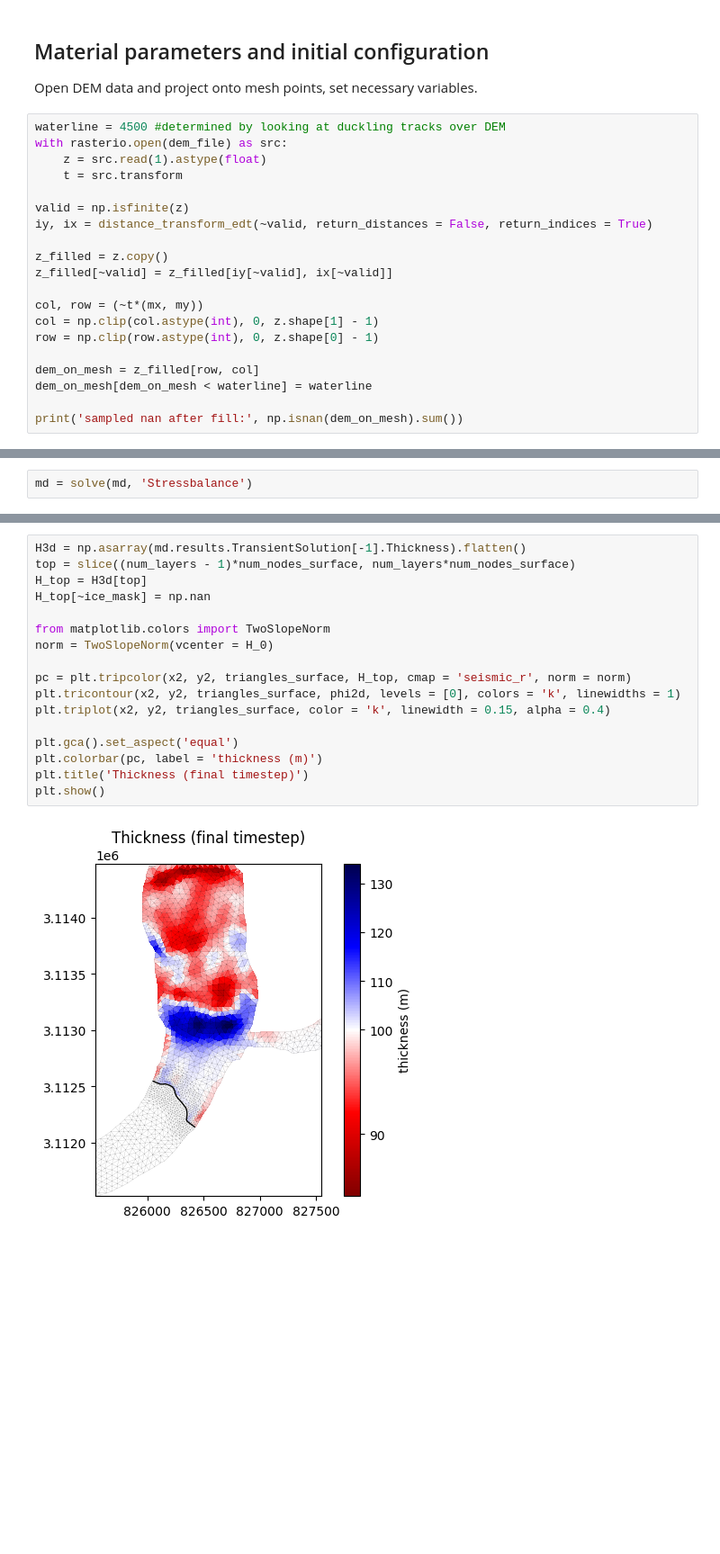
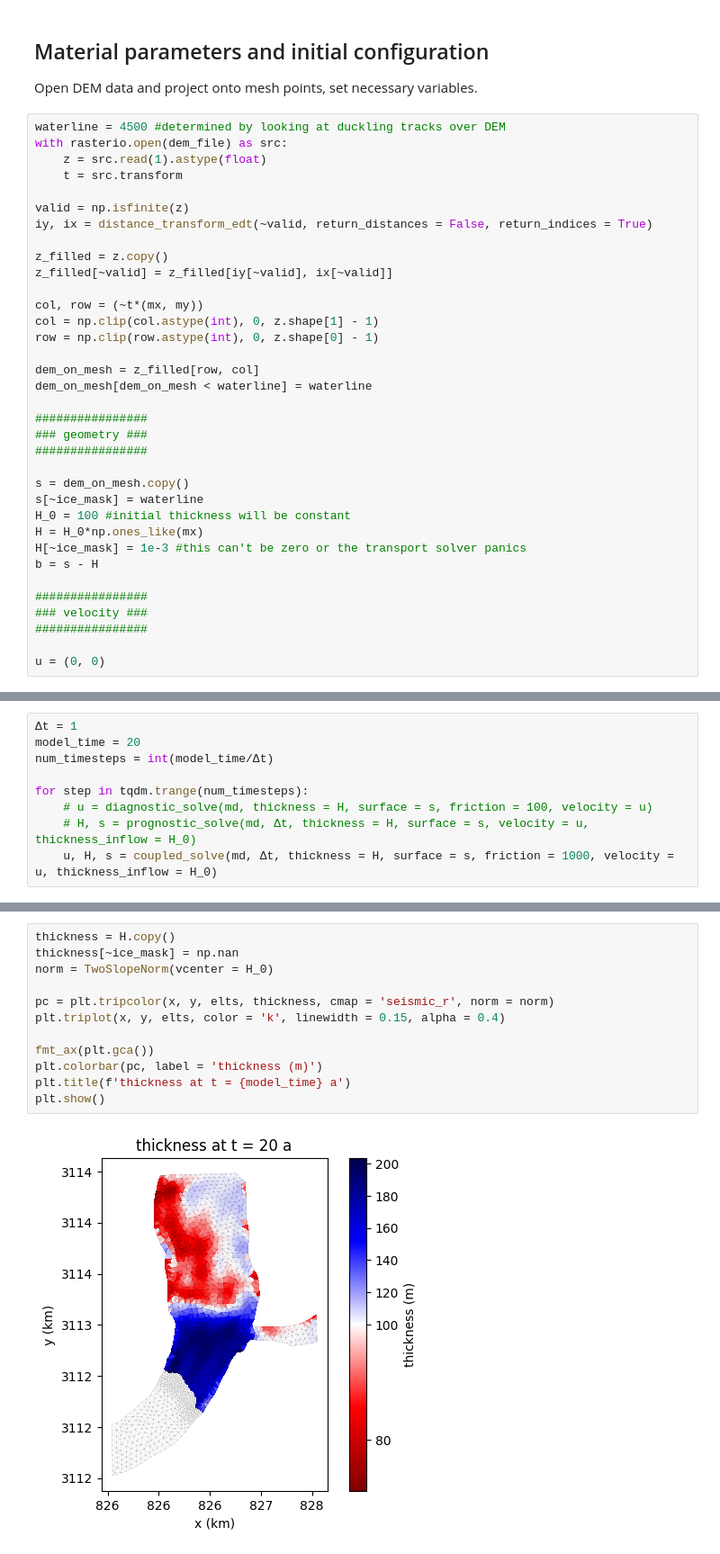
Before and after one commit to chrismiele/glimmer, a Jupyter notebook: issm/luggye_HO_model.ipynb, the cells around one changed output, grey strips where cells are left out. Shown at 90% size. Saved outputs shown, nothing was run; the diff lists cells and outputs as text; blank space fills up the shorter version.

```diff
--- a/issm/luggye_HO_model.ipynb
+++ b/issm/luggye_HO_model.ipynb
@@ -340,4 +309,19 @@ row = np.clip(row.astype(int), 0, z.shape[0] - 1)
 dem_on_mesh = z_filled[row, col]
 dem_on_mesh[dem_on_mesh < waterline] = waterline
 
-print('sampled nan after fill:', np.isnan(dem_on_mesh).sum())
+################
+### geometry ###
+################
+
+s = dem_on_mesh.copy()
+s[~ice_mask] = waterline
+H_0 = 100 #initial thickness will be constant
+H = H_0*np.ones_like(mx)
+H[~ice_mask] = 1e-3 #this can't be zero or the transport solver panics
+b = s - H
+
+################
+### velocity ###
+################
+
+u = (0, 0)
@@ -442,2 +348,0 @@ md = md.extrude(5, 1, 4) if md.flowequation.isHO else md
-# %%
-md = solve(md, 'Stressbalance')
@@ -462 +349,10 @@ loading results from cluster
+# %%
+Δt = 1
+model_time = 20
+num_timesteps = int(model_time/Δt)
+
+for step in tqdm.trange(num_timesteps):
+    # u = diagnostic_solve(md, thickness = H, surface = s, friction = 100, velocity = u)
+    # H, s = prognostic_solve(md, Δt, thickness = H, surface = s, velocity = u, thickness_inflow = H_0)
+    u, H, s = coupled_solve(md, Δt, thickness = H, surface = s, friction = 1000, velocity = u, thickness_inflow = H_0)
 # %%
@@ -526,19 +418,14 @@ loading results from cluster
 # %%
-H3d = np.asarray(md.results.TransientSolution[-1].Thickness).flatten()
-top = slice((num_layers - 1)*num_nodes_surface, num_layers*num_nodes_surface)
-H_top = H3d[top]
-H_top[~ice_mask] = np.nan
-
-from matplotlib.colors import TwoSlopeNorm
+thickness = H.copy()
+thickness[~ice_mask] = np.nan
 norm = TwoSlopeNorm(vcenter = H_0)
 
-pc = plt.tripcolor(x2, y2, triangles_surface, H_top, cmap = 'seismic_r', norm = norm)
-plt.tricontour(x2, y2, triangles_surface, phi2d, levels = [0], colors = 'k', linewidths = 1)
-plt.triplot(x2, y2, triangles_surface, color = 'k', linewidth = 0.15, alpha = 0.4)
+pc = plt.tripcolor(x, y, elts, thickness, cmap = 'seismic_r', norm = norm)
+plt.triplot(x, y, elts, color = 'k', linewidth = 0.15, alpha = 0.4)
 
-plt.gca().set_aspect('equal')
+fmt_ax(plt.gca())
 plt.colorbar(pc, label = 'thickness (m)')
-plt.title('Thickness (final timestep)')
+plt.title(f'thickness at t = {model_time} a')
 plt.show()
 # %% [output]
-[figure, old version]
+[figure, new version]
```
Also changed, not shown: parts of 12 cells of this notebook, 2 other files.
